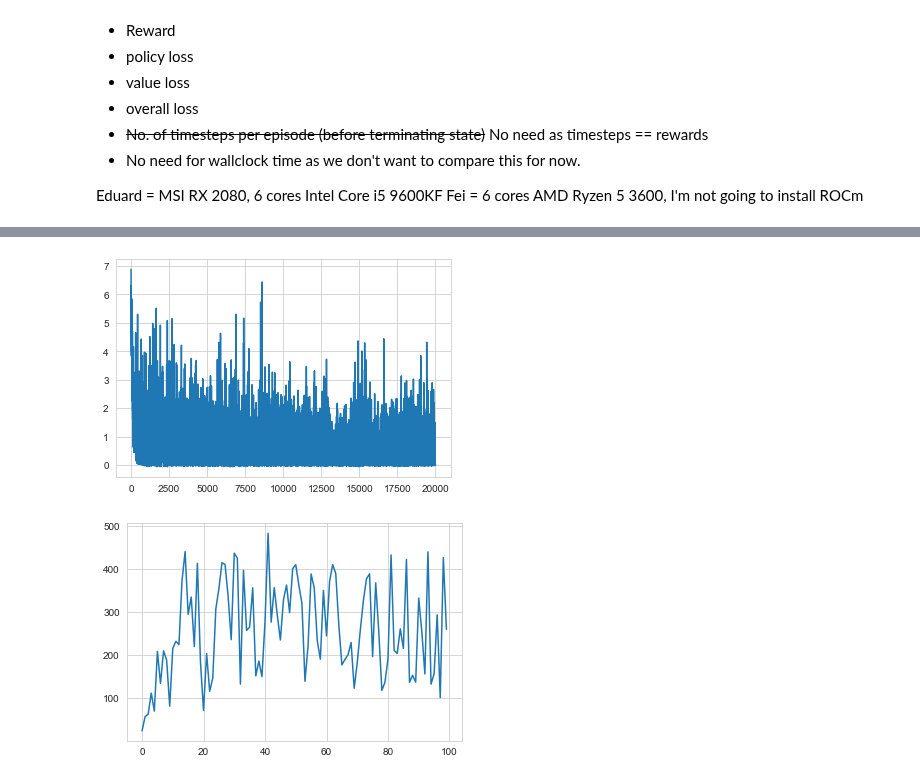
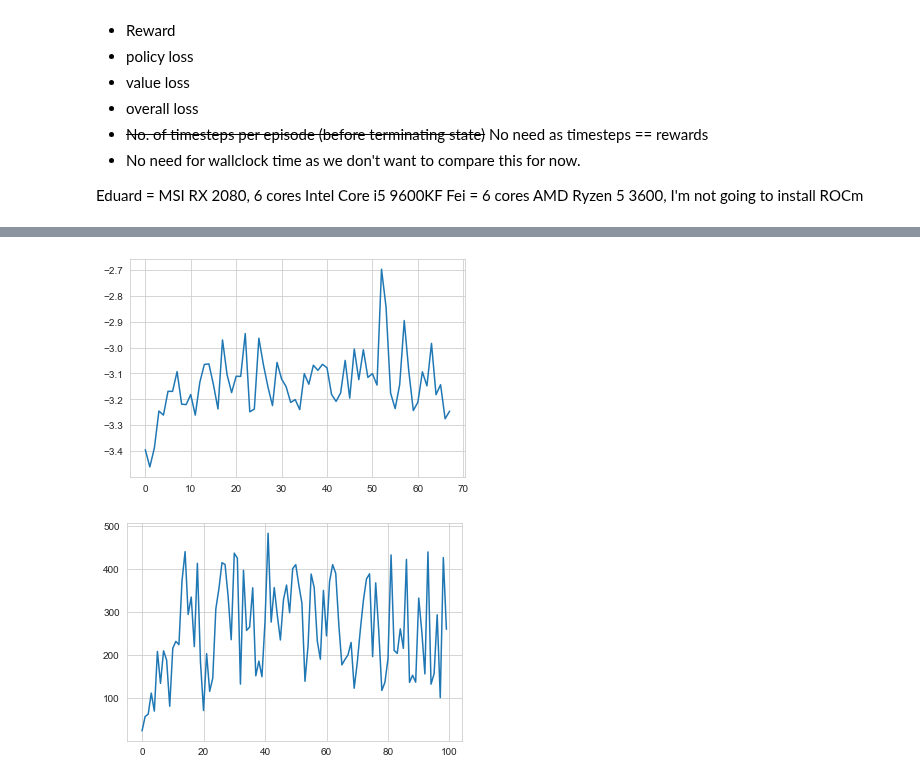
Before and after one commit to feiphoon/inm707-joint-coursework, a Jupyter notebook: src/cartpole/actor_critic_evaluation.ipynb, the cells around one changed output, grey strips where cells are left out. Cells and saved outputs as stored; diff of their text form; code cells hidden in the pictures.

```diff
--- a/src/cartpole/actor_critic_evaluation.ipynb
+++ b/src/cartpole/actor_critic_evaluation.ipynb
@@ -182,7 +182,7 @@ def make_env(env_id: str, rank: int, seed: int = 0) -> Callable:
     set_random_seed(seed)
     return _init
 # %%
-Results = namedtuple("Results", "min_reward, max_reward, reward_variance, mean_reward")
+Results = namedtuple("Results", "min_reward, max_reward, reward_variance, mean_reward, mean_actor_loss, mean_critic_loss, mean_entropy_loss, mean_overall_loss")
 # %%
 # Parameters based on environment:
 NUM_OBSERVATIONS: int = env.observation_space.shape[0] # input
@@ -525,9 +516,9 @@ sns.lineplot(data=experiment_critic_loss_list);
 # %%
-experiment_overall_loss_list = [loss.item() for loss in experiment_overall_loss]
+experiment_entropy_loss_list = [loss.item() for loss in experiment_entropy_loss]
 
-sns.lineplot(data=experiment_overall_loss_list);
+sns.lineplot(data=experiment_entropy_loss_list);
 # %% [output]
-[figure, old version]
+[figure, new version]
 # %%
 plt.plot(experiment_rewards)
 plt.savefig("good-model3.png", dpi=300, bbox_inches="tight")
```
Also changed, not shown: parts of 6 cells of this notebook.
